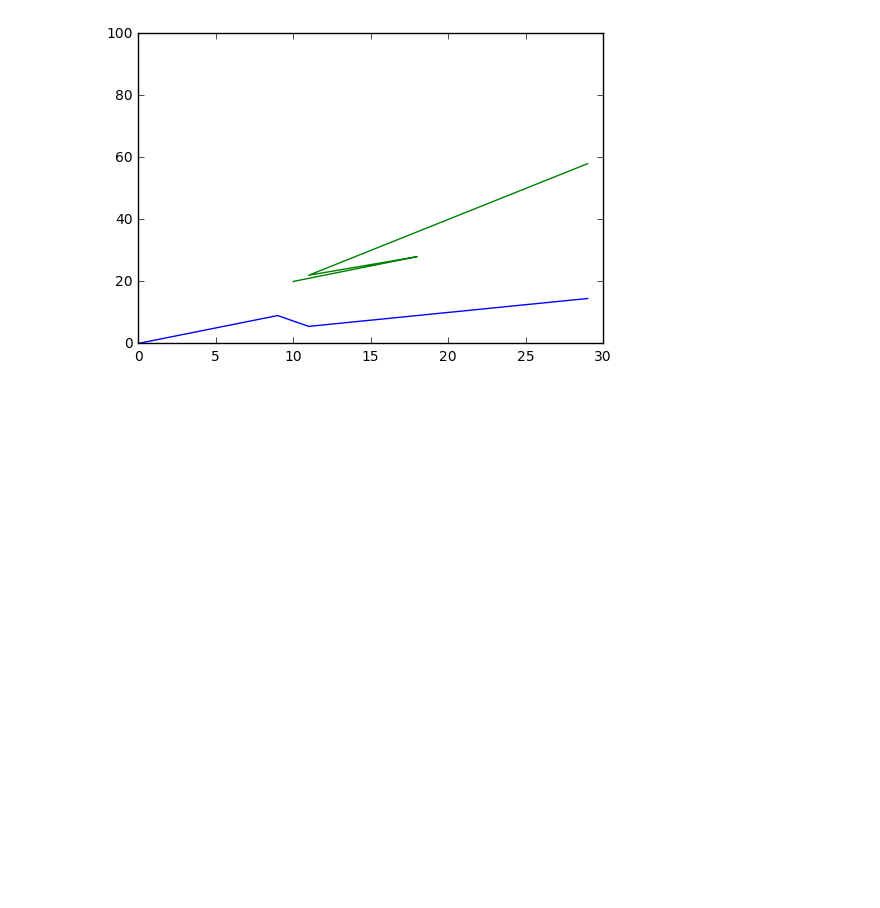
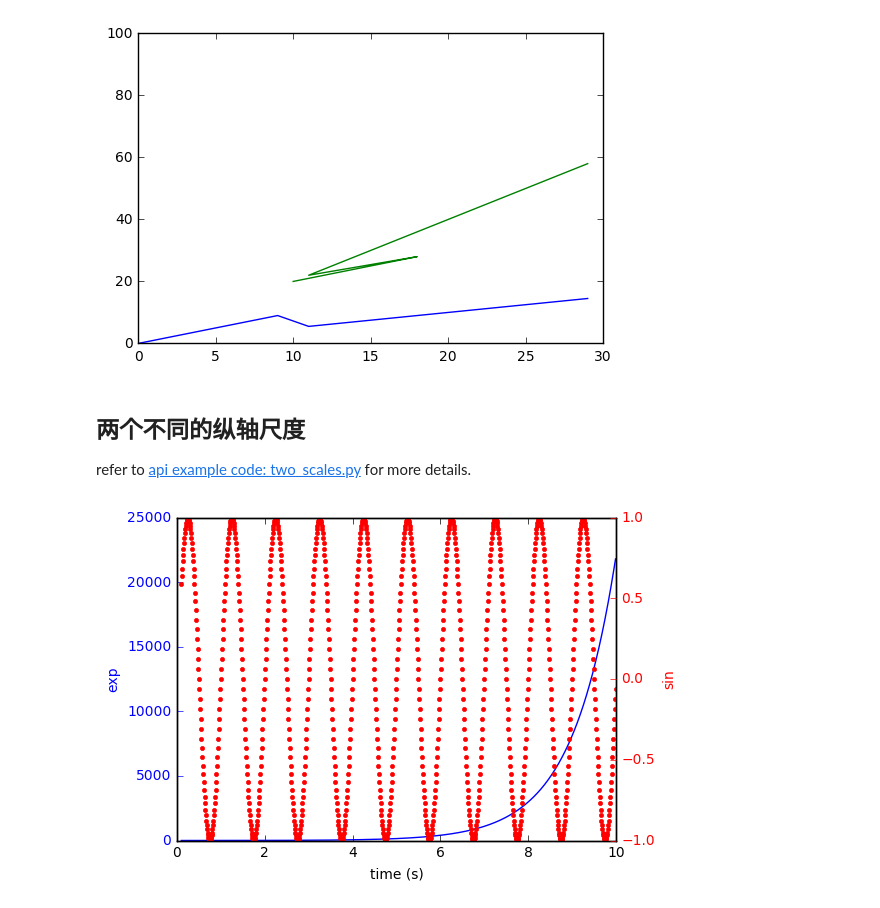
Before and after one commit to szcf-weiya/techNotes, a Jupyter notebook: docs/python/plt/plt_ex.ipynb, the cells around one changed output. Cells and saved outputs as stored; diff of their text form; code cells hidden in the pictures; blank space fills up the shorter version.

```diff
--- a/docs/python/plt/plt_ex.ipynb
+++ b/docs/python/plt/plt_ex.ipynb
@@ -240,3 +244,29 @@ for i in range(11,30):
     plt.pause(0.5)
 # %% [output]
 [figure]
+# %% [markdown]
+## 两个不同的纵轴尺度
+
+refer to [api example code: two_scales.py](https://matplotlib.org/examples/api/two_scales.html) for more details.
+# %%
+import numpy as np
+import matplotlib.pyplot as plt
+
+fig, ax1 = plt.subplots()
+t = np.arange(0.10, 10.0, 0.01)
+s1 = np.exp(t)
+ax1.plot(t, s1, 'b-')
+ax1.set_xlabel('time (s)')
+ax1.set_ylabel('exp', color='b')
+ax1.tick_params('y', colors='b')
+
+ax2 = ax1.twinx()
+s2 = np.sin(2*np.pi*t)
+ax2.plot(t, s2, 'r.')
+ax2.set_ylabel('sin', color='r')
+ax2.tick_params('y', colors='r')
+
+fig.tight_layout()
+plt.show()
+# %% [output]
+[figure, added]
```
Also changed, not shown: parts of 2 cells of this notebook, 1 other file.
